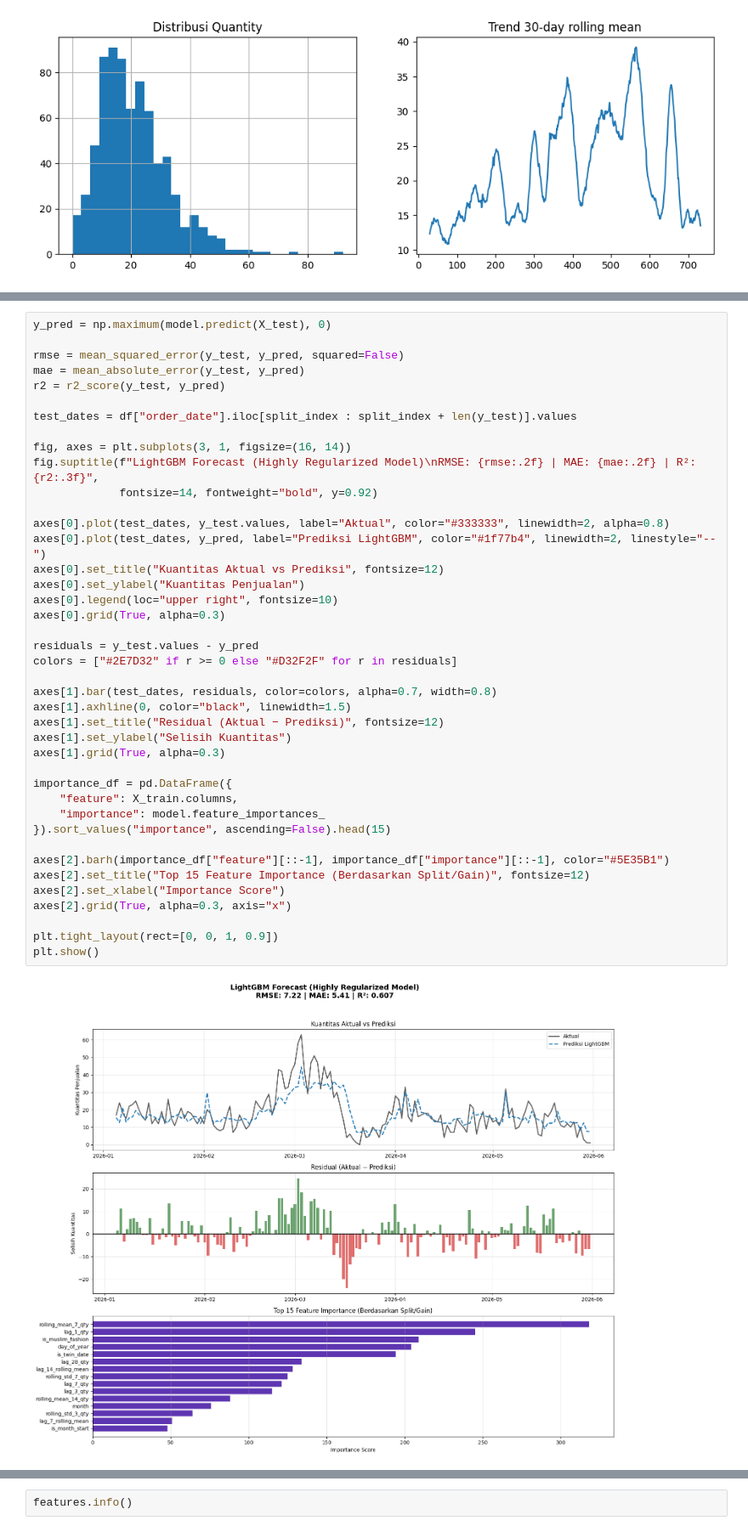
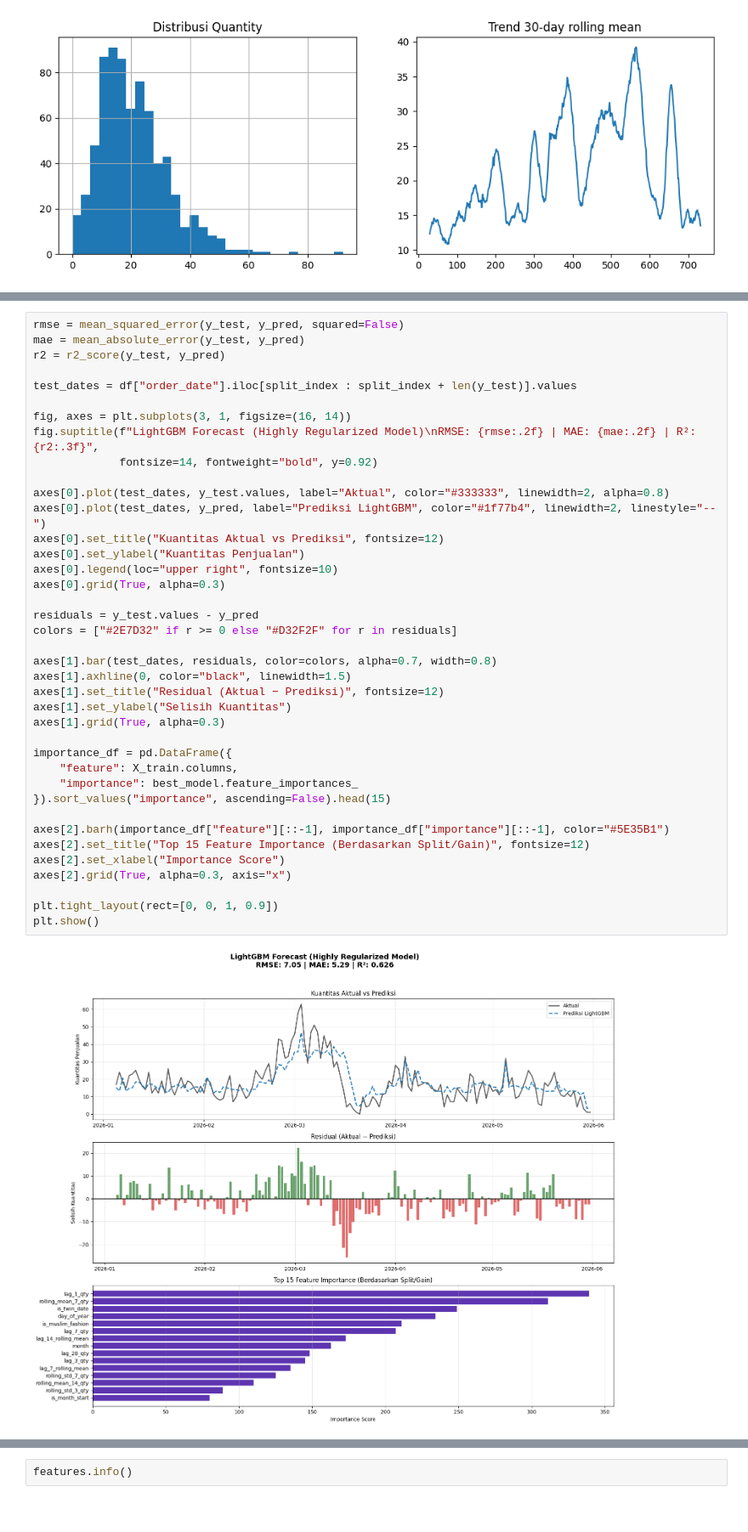
Before and after one commit to giastahmad/lamiah-analytics, a Jupyter notebook: ml_models/train_model.ipynb, the cells around one changed output, grey strips where cells are left out. Shown at 85% size. Saved outputs shown, nothing was run; the diff lists cells and outputs as text.

```diff
--- a/ml_models/train_model.ipynb
+++ b/ml_models/train_model.ipynb
@@ -235,6 +253,4 @@ Early stopping, best iteration is:
 # %%
-y_pred = np.maximum(model.predict(X_test), 0)
-
 rmse = mean_squared_error(y_test, y_pred, squared=False)
 mae = mean_absolute_error(y_test, y_pred)
 r2 = r2_score(y_test, y_pred)
@@ -246,35 +262,35 @@ fig.suptitle(f"LightGBM Forecast (Highly Regularized Model)\nRMSE: {rmse:.2f} |
              fontsize=14, fontweight="bold", y=0.92)
 
 axes[0].plot(test_dates, y_test.values, label="Aktual", color="#333333", linewidth=2, alpha=0.8)
 axes[0].plot(test_dates, y_pred, label="Prediksi LightGBM", color="#1f77b4", linewidth=2, linestyle="--")
 axes[0].set_title("Kuantitas Aktual vs Prediksi", fontsize=12)
 axes[0].set_ylabel("Kuantitas Penjualan")
 axes[0].legend(loc="upper right", fontsize=10)
 axes[0].grid(True, alpha=0.3)
 
 residuals = y_test.values - y_pred
 colors = ["#2E7D32" if r >= 0 else "#D32F2F" for r in residuals]
 
 axes[1].bar(test_dates, residuals, color=colors, alpha=0.7, width=0.8)
 axes[1].axhline(0, color="black", linewidth=1.5)
 axes[1].set_title("Residual (Aktual − Prediksi)", fontsize=12)
 axes[1].set_ylabel("Selisih Kuantitas")
 axes[1].grid(True, alpha=0.3)
 
 importance_df = pd.DataFrame({
     "feature": X_train.columns,
-    "importance": model.feature_importances_
+    "importance": best_model.feature_importances_
 }).sort_values("importance", ascending=False).head(15)
 
 axes[2].barh(importance_df["feature"][::-1], importance_df["importance"][::-1], color="#5E35B1")
 axes[2].set_title("Top 15 Feature Importance (Berdasarkan Split/Gain)", fontsize=12)
 axes[2].set_xlabel("Importance Score")
 axes[2].grid(True, alpha=0.3, axis="x")
 
 plt.tight_layout(rect=[0, 0, 1, 0.9])
 plt.show()
 # %% [output]
-[figure, old version]
+[figure, new version]
 # %%
 rmse = np.sqrt(mean_squared_error(y_test, y_pred))
 print(f"Batas Error Prediksi (RMSE): {rmse}")
```
Also changed, not shown: parts of 8 cells of this notebook, 3 other files.
